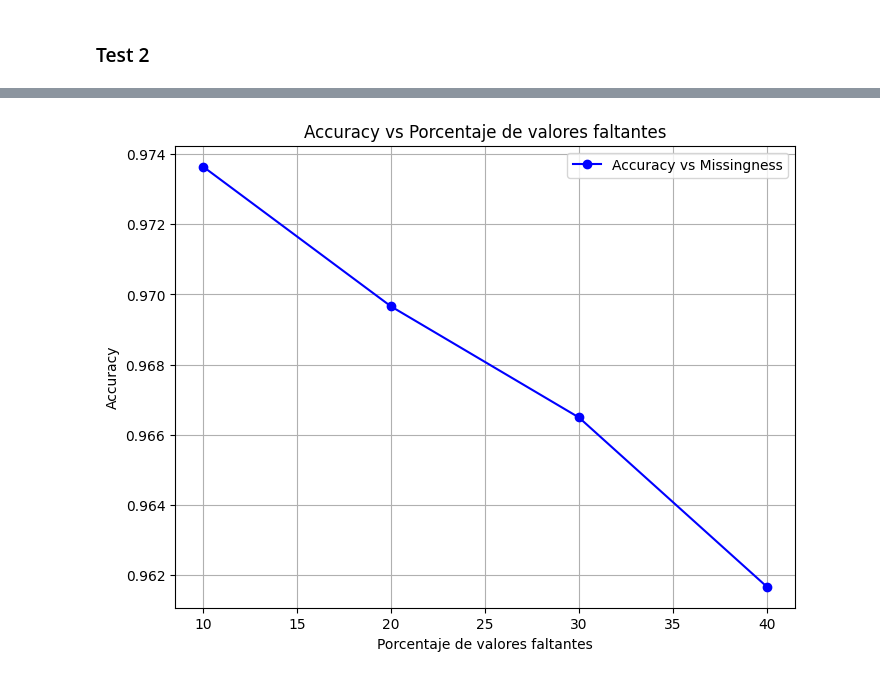
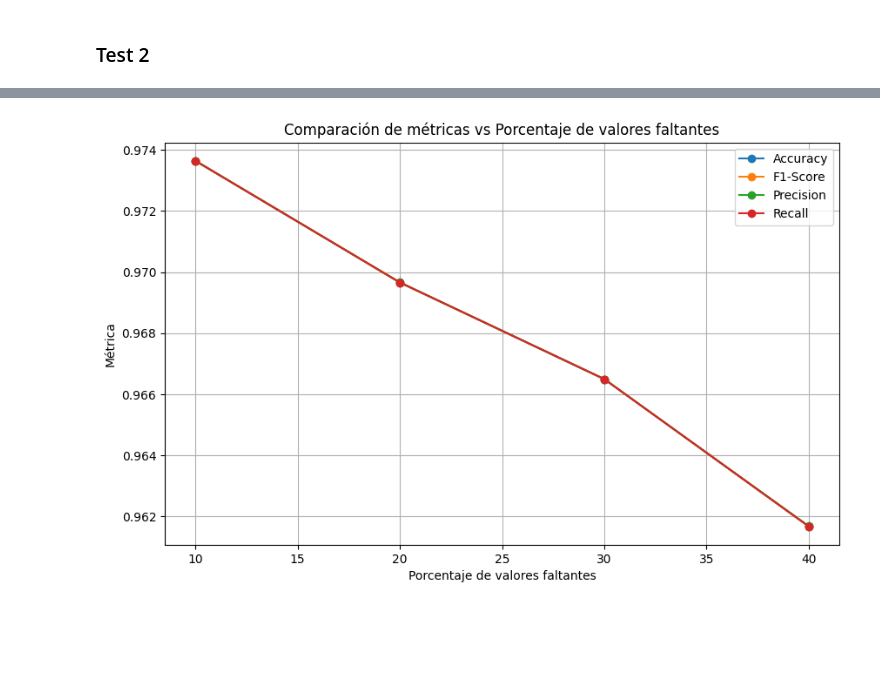
Before and after one commit to celiacl/ML_yeast_dna_imputation, a Jupyter notebook: notebooks/XGBoost.ipynb, the cells around one changed output, grey strips where cells are left out. Cells and saved outputs as stored; diff of their text form; code cells hidden in the pictures; blank space fills up the shorter version.

```diff
--- a/notebooks/XGBoost_yeast.ipynb
+++ b/notebooks/XGBoost.ipynb
@@ -722,6 +727,7 @@ from joblib import Parallel, delayed
 from sklearn.metrics import accuracy_score
 import numpy as np
 import matplotlib.pyplot as plt
+from sklearn.metrics import f1_score, precision_score, recall_score
 
 # Predecir los valores faltantes en el conjunto de test (puedes llamarla múltiples veces para diferentes tests)
 def predict_missing_values_for_test(df_test_missing, df_test_original, column, model):
@@ -744,45 +750,45 @@ def predict_missing_values_for_test(df_test_missing, df_test_original, column, m
 
 # Aplicar predicciones y calcular accuracy general en múltiples columnas
 def impute_and_evaluate_general(df_test_missing, df_test_original, columns_to_process, trained_models):
-    # Crear una copia del conjunto de test para guardar las imputaciones
     df_test_imputed = df_test_missing.copy()
 
-    # Inicializamos listas para recolectar todas las predicciones y los valores verdaderos
     all_y_true = []
     all_y_pred = []
 
-    # Usar joblib para paralelizar el procesamiento en múltiples columnas
-    n_jobs = -1  # Utiliza todos los núcleos disponibles para mejorar la eficiencia
+    n_jobs = -1
     results = Parallel(n_jobs=n_jobs)(delayed(predict_missing_values_for_test)(
         df_test_missing, df_test_original, column, trained_models[column])
         for column in columns_to_process)
 
-    # Asignar las predicciones y recopilar los valores verdaderos y predichos
     for i, column in enumerate(columns_to_process):
-        if results[i][0] is not None:  # Solo si hubo predicciones
-            missing_rows = results[i][1]  # Máscara de las filas faltantes
-            y_pred = results[i][0]  # Predicciones
-            y_true = df_test_original.loc[missing_rows, column]  # Valores verdaderos
+        if results[i][0] is not None:
+            missing_rows = results[i][1]
+            y_pred = results[i][0]
+            y_true = df_test_original.loc[missing_rows, column]
 
-            # Guardar las predicciones y los valores verdaderos
             all_y_true.extend(y_true)
             all_y_pred.extend(y_pred)
 
-            # Asignar las predicciones al DataFrame
             df_test_imputed.loc[missing_rows, column] = y_pred
 
-    # Calcular accuracy general
+    # Calcular varias métricas
     accuracy_general = accuracy_score(all_y_true, all_y_pred)
-    print(f"Accuracy General: {accuracy_general:.4f}")
-    return df_test_imputed, accuracy_general
+    f1_general = f1_score(all_y_true, all_y_pred, average='weighted')
+    precision_general = precision_score(all_y_true, all_y_pred, average='weighted')
+    recall_general = recall_score(all_y_true, all_y_pred, average='weighted')
+
+    return df_test_imputed, accuracy_general, f1_general, precision_general, recall_general
 
 # Graficar accuracy para diferentes porcentajes de valores faltantes
-def plot_metrics_vs_missingness(missingness_levels, metrics):
-    plt.figure(figsize=(8, 6))
-    plt.plot(missingness_levels, metrics, marker='o', color='b', label='Accuracy vs Missingness')
+def plot_multiple_metrics(missingness_levels, metrics_dict):
+    plt.figure(figsize=(10, 6))
+
+    for metric_name, metric_values in metrics_dict.items():
+        plt.plot(missingness_levels, metric_values, marker='o', label=f'{metric_name}')
+
     plt.xlabel('Porcentaje de valores faltantes')
-    plt.ylabel('Accuracy')
-    plt.title('Accuracy vs Porcentaje de valores faltantes')
+    plt.ylabel('Métrica')
+    plt.title('Comparación de métricas vs Porcentaje de valores faltantes')
     plt.grid(True)
     plt.legend()
     plt.show()
@@ -1017,5 +1058,5 @@ Prediciendo valores faltantes en la columna: 1672272_chrIV_312250_T_C
 # %%
 # Graficar las métricas en función del porcentaje de valores faltantes
-plot_metrics_vs_missingness(missingness_levels, metrics)
+plot_multiple_metrics(missingness_levels, metrics_dict)
 # %% [output]
-[figure, old version]
+[figure, new version]
```
Also changed, not shown: parts of 2 cells of this notebook, 7 other files.
